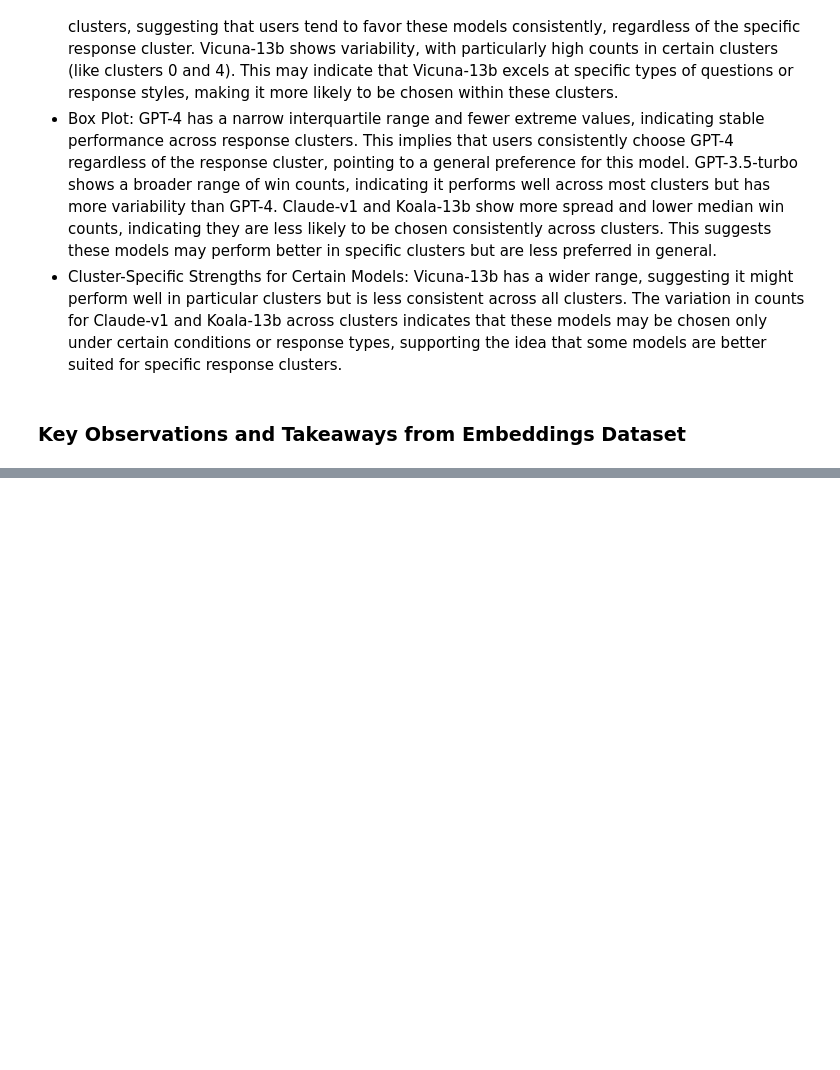
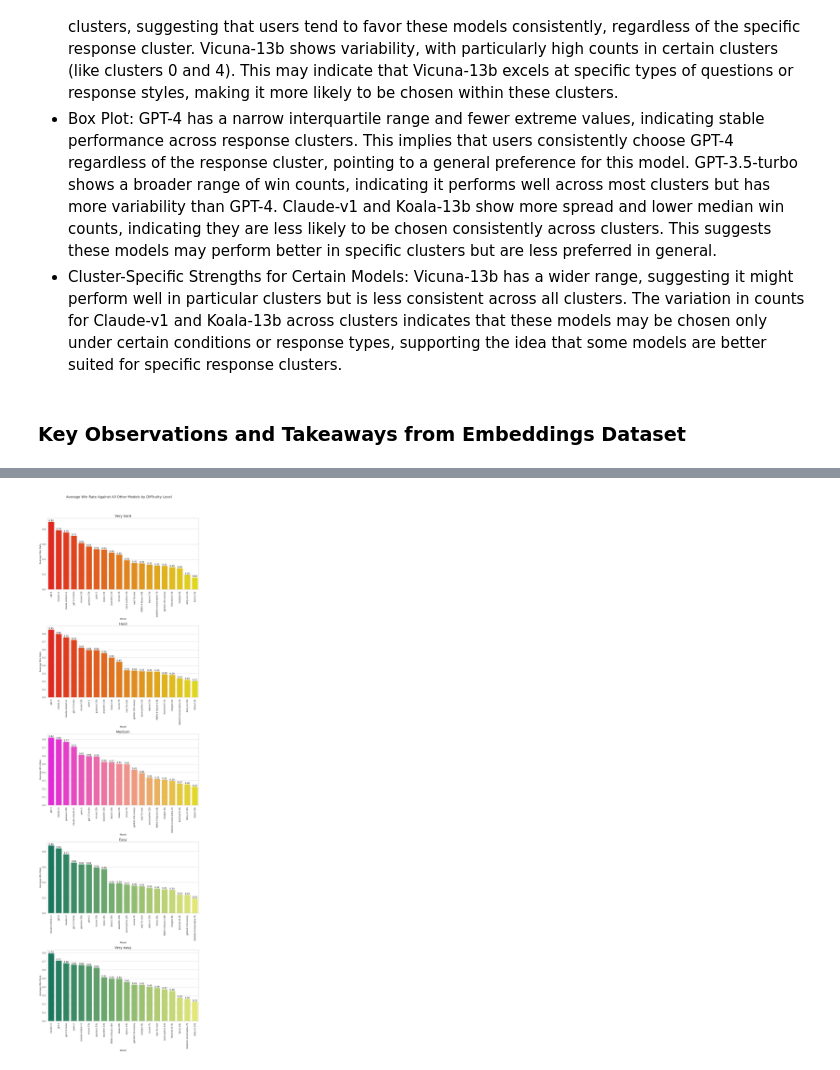
Before and after one commit to rigpin2014/Data200_GradPro, a Jupyter notebook: Milestone 2/nlp-combined-eda.ipynb, the cells around one changed output, grey strips where cells are left out. Saved outputs shown, nothing was run; the diff lists cells and outputs as text; code cells hidden in the pictures; blank space fills up the shorter version.

```diff
--- a/Milestone 2/nlp-combined-eda.ipynb
+++ b/Milestone 2/nlp-combined-eda.ipynb
@@ -955,0 +1371,6 @@ Some clusters have a higher number of ties, which might mean these questions are
+# %%
+conversation_and_topic_hardness = conversation.merge(topic_and_hardness, left_on = "question_id", right_on = "question_id").drop(columns = [
+    "conversation_a", "conversation_b"
+])
+display(conversation_and_topic_hardness.head())
+display(conversation_and_topic_hardness.tail())
@@ -955,0 +1394,2 @@ Some clusters have a higher number of ties, which might mean these questions are
+# %%
+conversation_and_topic_hardness["avg_score"] = (conversation_and_topic_hardness["score_value_1"] + conversation_and_topic_hardness["score_value_2"] + conversation_and_topic_hardness["score_value_3"]) / 3
@@ -955,0 +1398,2 @@ Some clusters have a higher number of ties, which might mean these questions are
+# %%
+conversation_and_topic_hardness_win = conversation_and_topic_hardness[conversation_and_topic_hardness["winner"].isin(["model_a", "model_b"])].copy()
@@ -955,0 +1402,5 @@ Some clusters have a higher number of ties, which might mean these questions are
+# %%
+bins = [0, 2, 4, 6, 8, 10]
+labels = ['Very Easy', 'Easy', 'Medium', 'Hard', 'Very Hard']
+
+conversation_and_topic_hardness_win["hardness_cat"] = pd.cut(conversation_and_topic_hardness_win["avg_score"], bins=bins, labels=labels)
@@ -955,0 +1498,51 @@ Some clusters have a higher number of ties, which might mean these questions are
+# %%
+win_counts = conversation_and_topic_hardness_win.groupby(['hardness_cat', 'winner_model']).size().unstack(fill_value=0)
+
+# Calculate the total matches for each model within each hardness category
+model_a_counts = conversation_and_topic_hardness_win.groupby(['hardness_cat', 'model_a']).size().unstack(fill_value=0)
+model_b_counts = conversation_and_topic_hardness_win.groupby(['hardness_cat', 'model_b']).size().unstack(fill_value=0)
+total_matches = model_a_counts.add(model_b_counts, fill_value=0)
+
+# Calculate win rate by dividing win counts by total matches for each model
+average_win_rate = (win_counts / total_matches).fillna(0)
+
+# Reshape the DataFrame for easier plotting
+average_win_rate_long = average_win_rate.reset_index().melt(id_vars="hardness_cat", var_name="Model", value_name="Average Win Rate")
+
+# Plot the average win rate for each model within each hardness category
+# Define color maps for each hardness level
+color_maps = {
+    "Very Hard": "autumn",
+    "Hard": "autumn",
+    "Medium": "spring",
+    "Easy": "summer",
+    "Very Easy": "summer",
+}
+
+# Set up the figure
+fig, axes = plt.subplots(nrows=len(color_maps), ncols=1, figsize=(12, 8 * len(color_maps)))
+fig.suptitle("Average Win Rate Against All Other Models by Difficulty Level", fontsize=18, y=1.02)
+
+# Plot each hardness category separately
+for ax, (hardness, cmap) in zip(axes, color_maps.items()):
+    # Filter data for the current hardness level
+    subset_data = average_win_rate_long[average_win_rate_long['hardness_cat'] == hardness]
+
+    # Sort models by win rate for cleaner presentation
+    subset_data = subset_data.sort_values(by="Average Win Rate", ascending=False)
+
+    # Plot the bar chart with a color gradient
+    bars = sns.barplot(data=subset_data, x="Model", y="Average Win Rate", ax=ax, palette=sns.color_palette(cmap, len(subset_data)))
+    bars.set_xticklabels(bars.get_xticklabels(), rotation=90)
+    ax.set_title(f"{hardness.capitalize()}", fontsize=18)
+    ax.set_xlabel("Model")  # Ensure xlabel appears under each plot
+
+    # Add labels on top of bars
+    for container in ax.containers:
+        ax.bar_label(container, fmt="%.2f", label_type="edge", fontsize=11, color="black")
+
+# Adjust layout to avoid overlap
+plt.tight_layout()
+plt.show()
+# %% [output]
+[figure, added]
```
Also changed, not shown: parts of 65 cells of this notebook, 1 other file.
